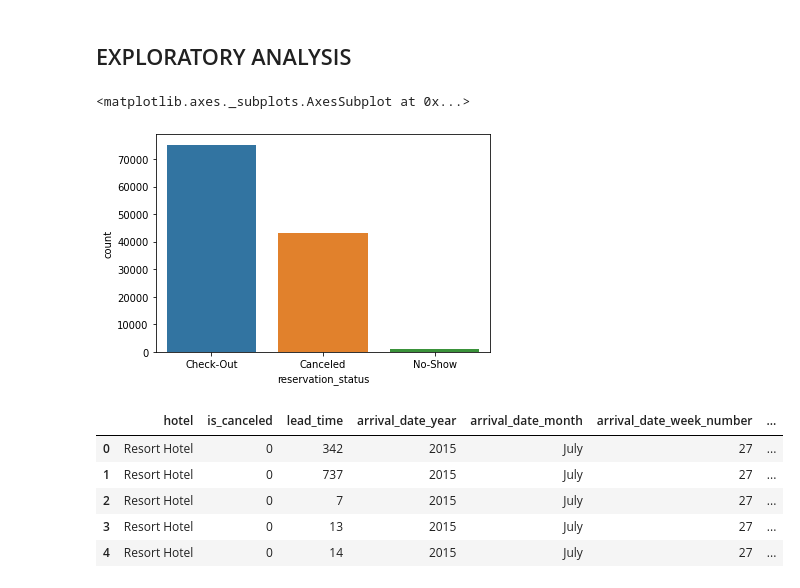
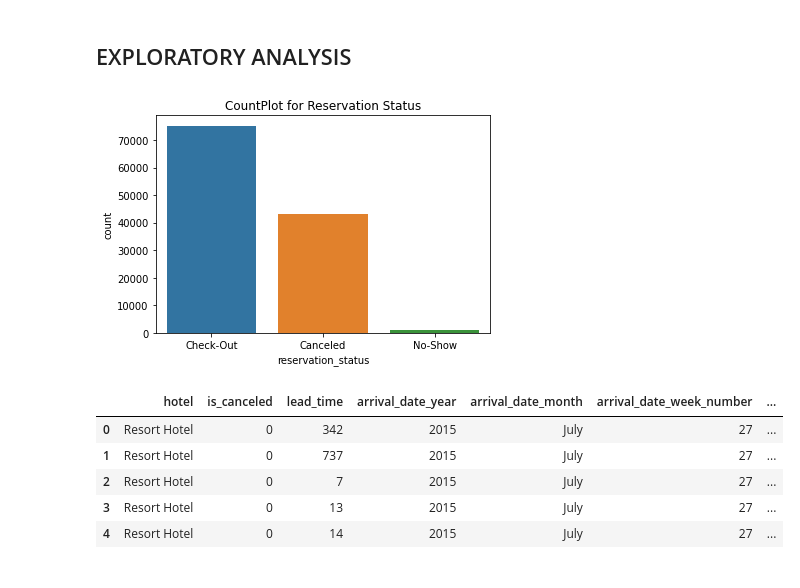
Before and after one commit to JonRivera/Hotel_Check_Out_Project, a Jupyter notebook: notebooks/Unit2_Plotly_Dash_App_Code.ipynb, the cells around one changed output. Cells and saved outputs as stored; diff of their text form; code cells hidden in the pictures.

```diff
--- a/notebooks/Unit2_Plotly_Dash_App_Code.ipynb
+++ b/notebooks/Unit2_Plotly_Dash_App_Code.ipynb
@@ -67,9 +60,9 @@ df = pd.read_csv("https://raw.githubusercontent.com/JonRivera/JonRivera.github.i
 # %%
 target = 'reservation_status'
 sns.countplot(df['reservation_status'])
+plt.title('CountPlot for Reservation Status');
 # %% [output]
-<matplotlib.axes._subplots.AxesSubplot at 0x...>
-[figure, old version]
+[figure, new version]
 # %%
 df.head()
 # %% [output]
```
Also changed, not shown: parts of 31 cells of this notebook, 2 other files.
